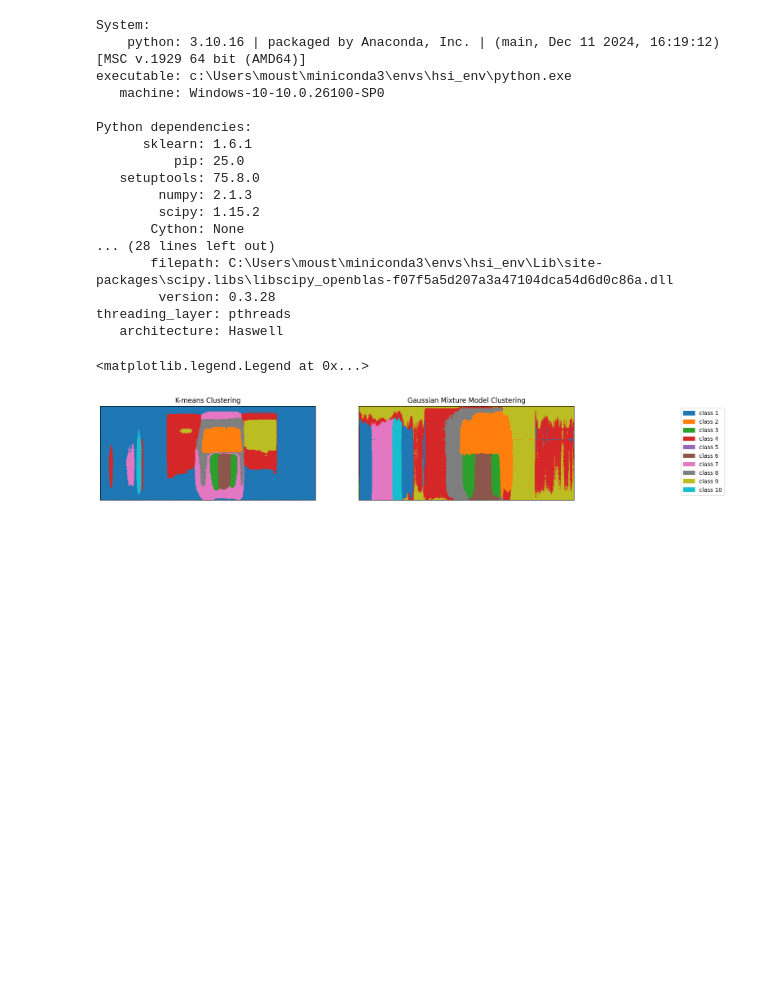
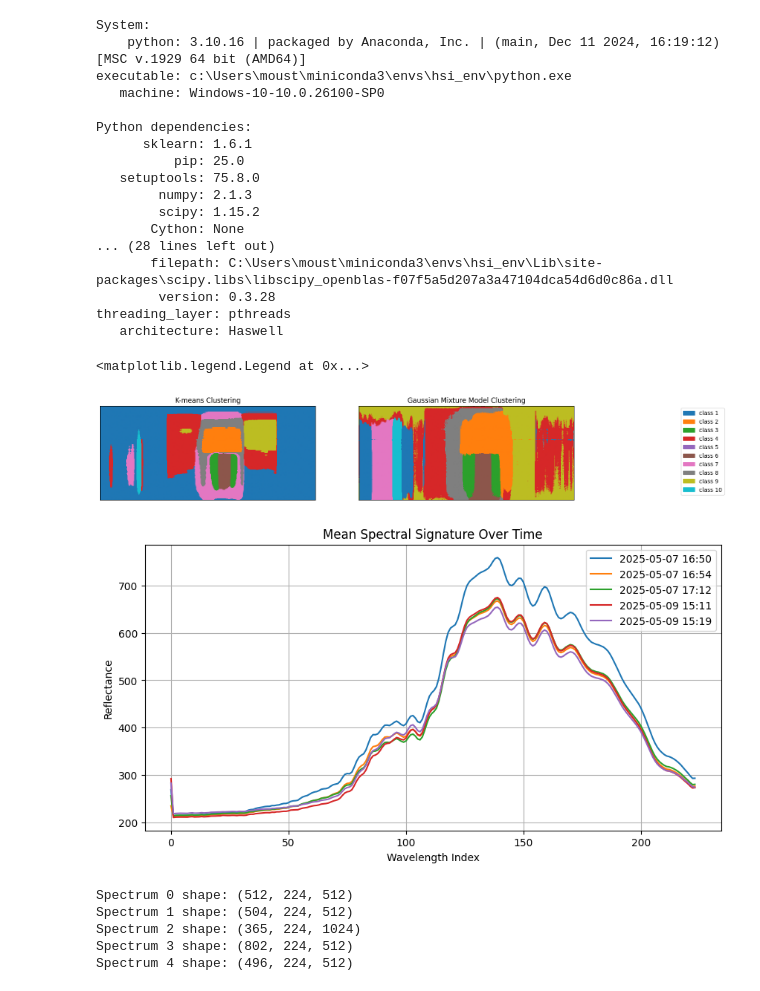
Before and after one commit to Hezengin/HSI-Sortingsystem, a Jupyter notebook: hsi_data_analysis.ipynb, the cells around one changed output. Drawn from its saved outputs; the diff is of its cells as text; code cells hidden in the pictures; blank space fills up the shorter version.

```diff
--- a/hsi_data_analysis.ipynb
+++ b/hsi_data_analysis.ipynb
@@ -294,3 +293,50 @@ fig.legend(handles=legend_patches, loc='center right', bbox_to_anchor=(1.15, 0.5
 # %% [output]
 <matplotlib.legend.Legend at 0x...>
 [figure]
+# %%
+import os
+import numpy as np
+from datetime import datetime
+
+data_dir = "data_cubes"
+
+# List all .npy files
+files = [f for f in os.listdir(data_dir) if f.endswith(".npy")]
+
+# Extract timestamps and sort files
+def extract_datetime(filename):
+    dt_str = filename.split('_')[2] + filename.split('_')[3].split('.')[0]  # '20250507' + '165003'
+    return datetime.strptime(dt_str, "%Y%m%d%H%M%S")
+
+files_sorted = sorted(files, key=extract_datetime)
+
+# Load the data cubes in time order
+data_cubes = [np.load(os.path.join(data_dir, f)) for f in files_sorted]
+timestamps = [extract_datetime(f) for f in files_sorted]
+# %%
+import matplotlib.pyplot as plt
+
+# Compute mean spectrum for each cube
+mean_spectra = [np.mean(cube, axis=(0, 2)) for cube in data_cubes]  # shape: [wavelengths]
+
+# Plot each spectrum
+plt.figure(figsize=(10, 5))
+for i, spectrum in enumerate(mean_spectra):
+    plt.plot(spectrum, label=timestamps[i].strftime('%Y-%m-%d %H:%M'))
+plt.legend()
+plt.title('Mean Spectral Signature Over Time')
+plt.xlabel('Wavelength Index')
+plt.ylabel('Reflectance')
+plt.grid(True)
+plt.show()
+# %% [output]
+[figure, added]
+# %%
+for i, spectrum in enumerate(data_cubes):
+    print(f"Spectrum {i} shape: {spectrum.shape}")
+# %% [output]
+Spectrum 0 shape: (512, 224, 512)
+Spectrum 1 shape: (504, 224, 512)
+Spectrum 2 shape: (365, 224, 1024)
+Spectrum 3 shape: (802, 224, 512)
+Spectrum 4 shape: (496, 224, 512)
```
Also changed, not shown: parts of 17 cells of this notebook.
